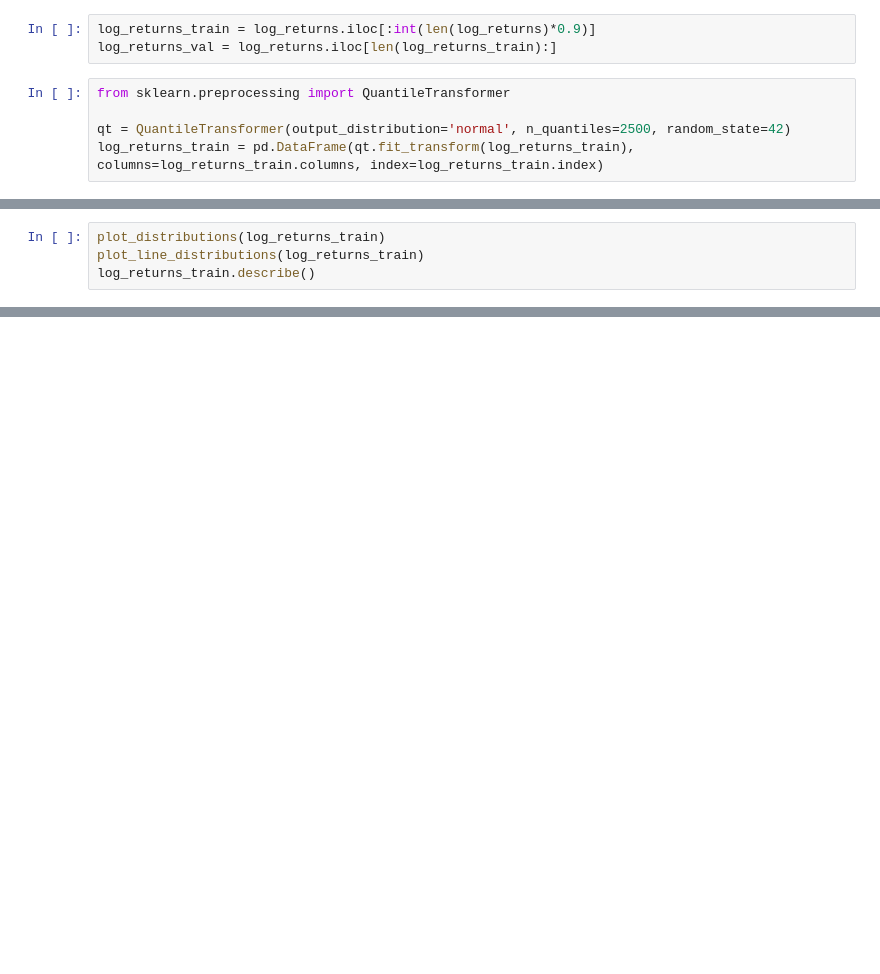
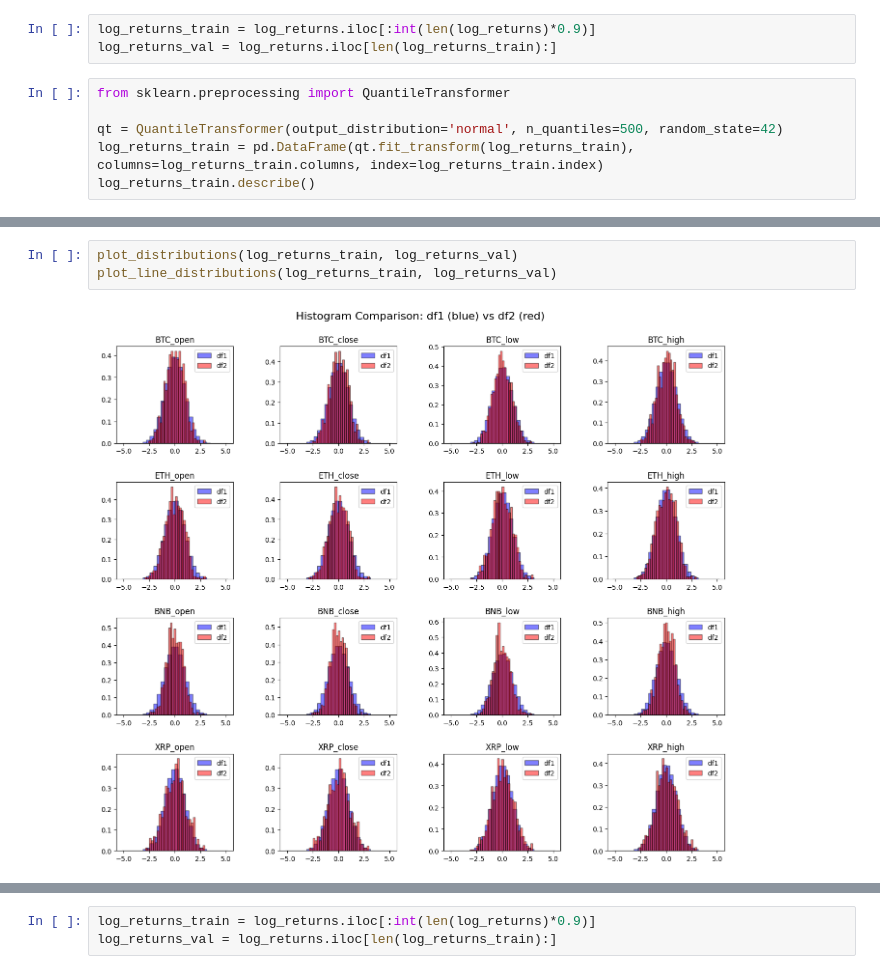
Before and after one commit to mericdemirors/CrossCurrencyPrediction, a Jupyter notebook: 04_data_cleaning.ipynb, the cells around one changed output, grey strips where cells are left out. Saved outputs shown, nothing was run; the diff lists cells and outputs as text; blank space fills up the shorter version.

```diff
--- a/04_data_cleaning.ipynb
+++ b/04_data_cleaning.ipynb
@@ -197,5 +335,6 @@ log_returns_val = log_returns.iloc[len(log_returns_train):]
 # %%
 from sklearn.preprocessing import QuantileTransformer
 
-qt = QuantileTransformer(output_distribution='normal', n_quantiles=2500, random_state=42)
+qt = QuantileTransformer(output_distribution='normal', n_quantiles=500, random_state=42)
 log_returns_train = pd.DataFrame(qt.fit_transform(log_returns_train), columns=log_returns_train.columns, index=log_returns_train.index)
+log_returns_train.describe()
@@ -202,4 +364,5 @@ log_returns_train = pd.DataFrame(qt.fit_transform(log_returns_train), columns=lo
 # %%
-plot_distributions(log_returns_train)
-plot_line_distributions(log_returns_train)
-log_returns_train.describe()
+plot_distributions(log_returns_train, log_returns_val)
+plot_line_distributions(log_returns_train, log_returns_val)
+# %% [output]
+[figure, added]
@@ -205,0 +370,3 @@ log_returns_train.describe()
+# %%
+log_returns_train = log_returns.iloc[:int(len(log_returns)*0.9)]
+log_returns_val = log_returns.iloc[len(log_returns_train):]
```
Also changed, not shown: parts of 44 cells of this notebook, 1 other file.
